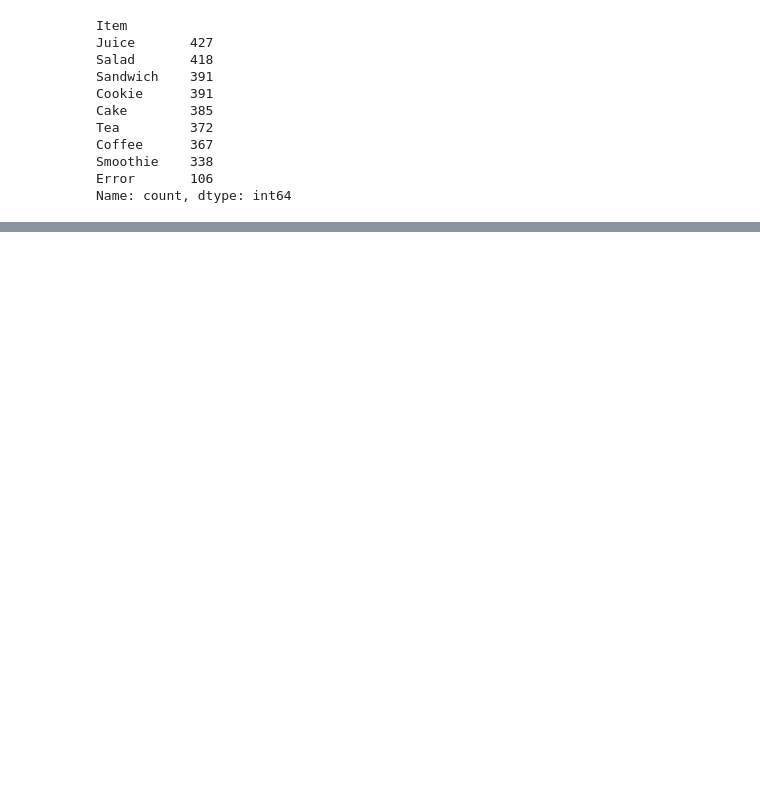
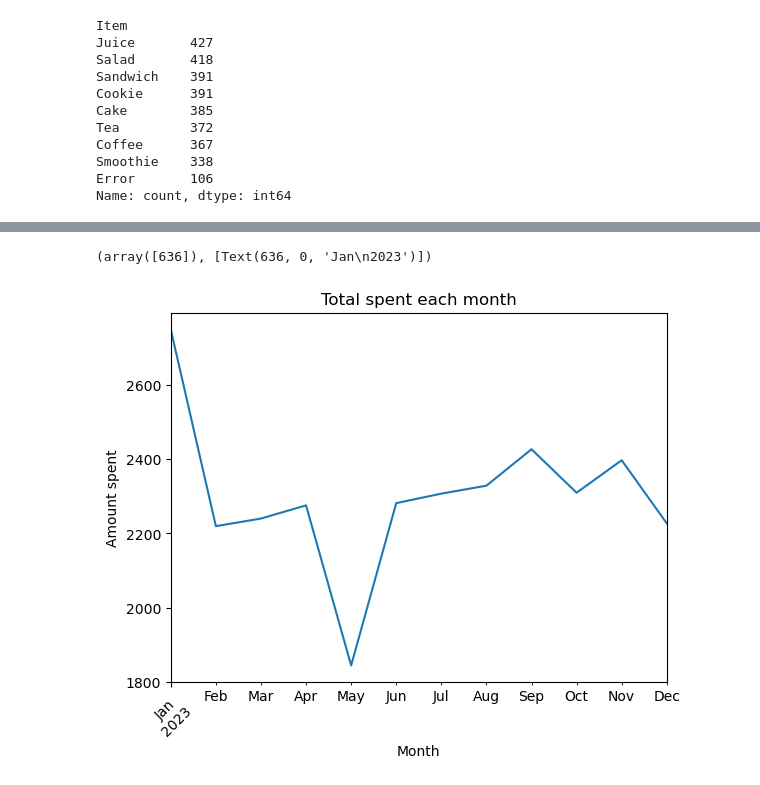
Before and after one commit to tcsimm/DataSciencePractice, a Jupyter notebook: jun16.ipynb, the cells around one changed output, grey strips where cells are left out. Saved outputs shown, nothing was run; the diff lists cells and outputs as text; code cells hidden in the pictures; blank space fills up the shorter version.

```diff
--- a/jun16.ipynb
+++ b/jun16.ipynb
@@ -215,0 +229,2 @@ df = df.dropna(subset=['Item', 'Price Per Unit', 'Transaction Date', 'Quantity']
+# %%
+df['Month'] = df['Transaction Date'].dt.to_period('M')
@@ -215,0 +246,9 @@ df = df.dropna(subset=['Item', 'Price Per Unit', 'Transaction Date', 'Quantity']
+# %%
+df.groupby('Month')['Total Spent'].sum().plot()
+plt.title("Total spent each month")
+plt.ylabel("Amount spent")
+plt.xlabel('Month')
+plt.xticks(rotation=45)
+# %% [output]
+(array([636]), [Text(636, 0, 'Jan\n2023')])
+[figure, added]
```
Also changed, not shown: parts of 3 cells of this notebook.
